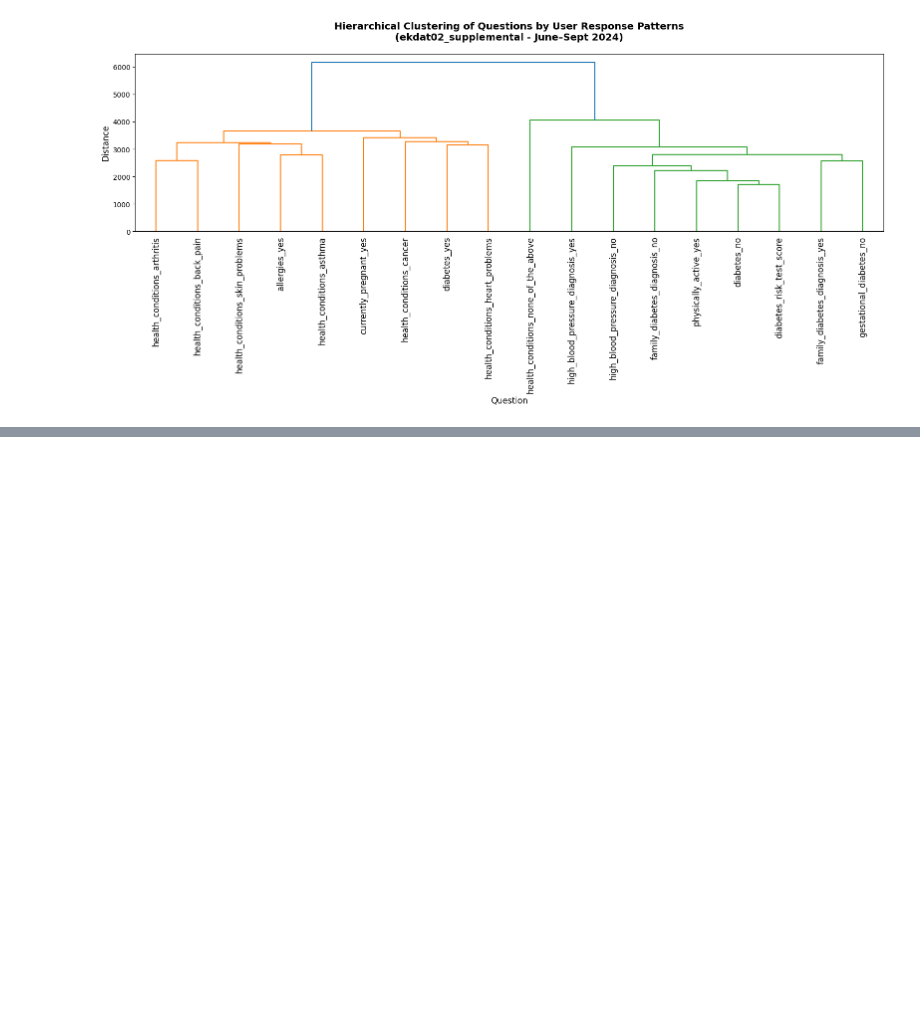
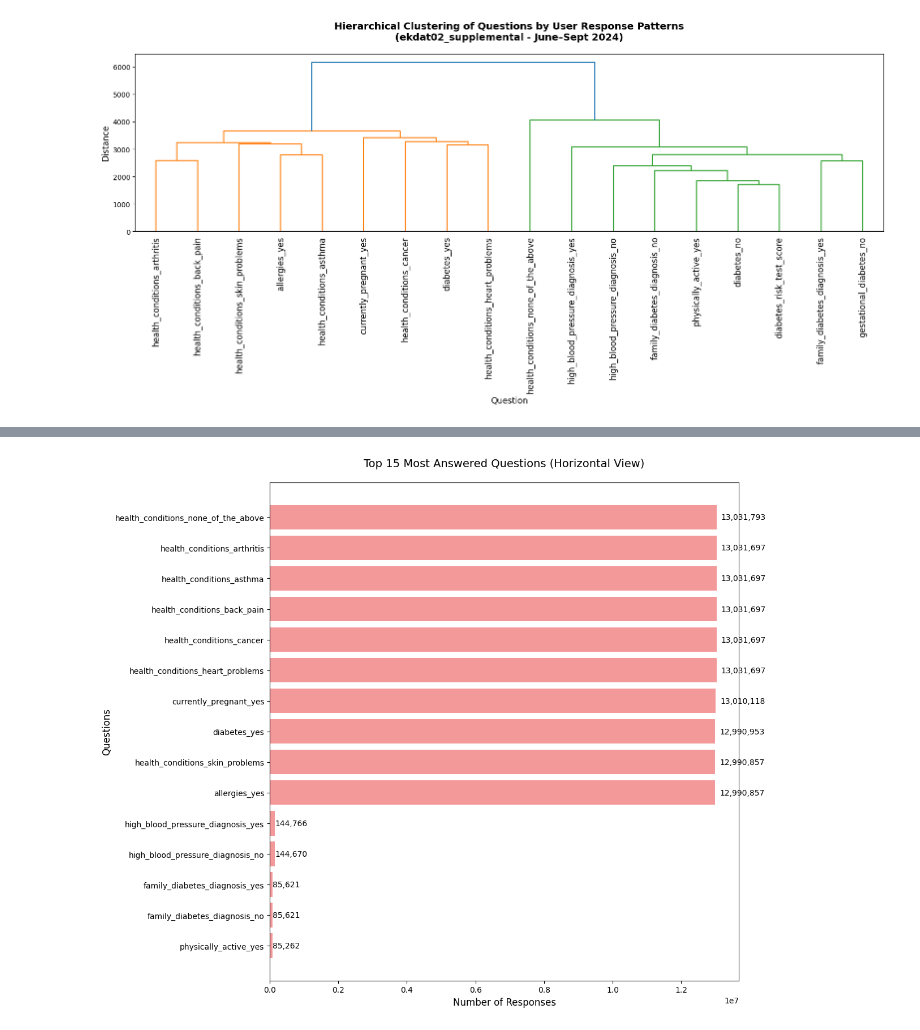
Before and after one commit to chroniq-lab/kiosk_user_patterns, a Jupyter notebook: data/kupdat02_summaries of variables.ipynb, the cells around one changed output, grey strips where cells are left out. Cells and saved outputs as stored; diff of their text form; code cells hidden in the pictures; blank space fills up the shorter version.

```diff
--- a/data/kupdat02_summaries of variables.ipynb
+++ b/data/kupdat02_summaries of variables.ipynb
@@ -371,0 +348,21 @@ plt.show()
+# %%
+# Horizontal bar chart for better readability
+plt.figure(figsize=(12, 10))
+top_15 = counts_df.sort_values('count', ascending=True).tail(15)  # ascending=True for horizontal
+
+bars = plt.barh(range(len(top_15)), top_15['count'], color='lightcoral', alpha=0.8)
+plt.xlabel('Number of Responses', fontsize=12)
+plt.ylabel('Questions', fontsize=12)
+plt.title('Top 15 Most Answered Questions (Horizontal View)', fontsize=14, pad=20)
+plt.yticks(range(len(top_15)), top_15.index)
+
+# Add value labels
+for i, bar in enumerate(bars):
+    width = bar.get_width()
+    plt.text(width + width*0.01, bar.get_y() + bar.get_height()/2.,
+             f'{int(width):,}', ha='left', va='center', fontsize=10)
+
+plt.tight_layout()
+plt.show()
+# %% [output]
+[figure, added]
```
Also changed, not shown: parts of 3 cells of this notebook.
